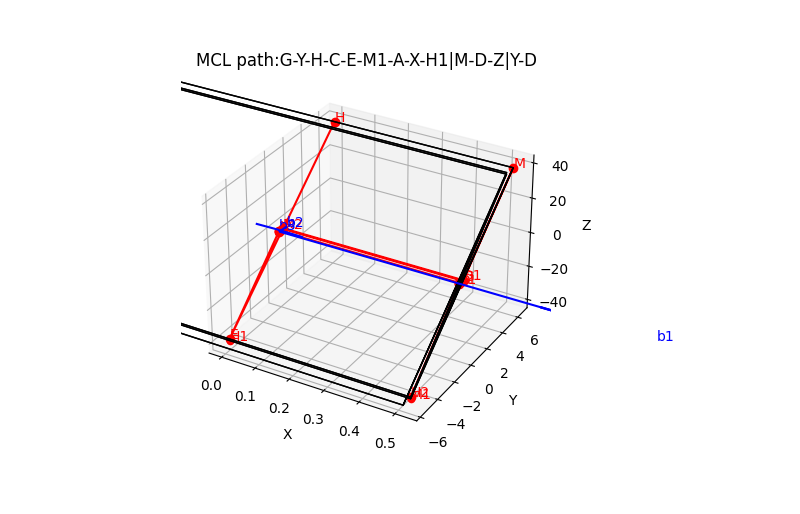
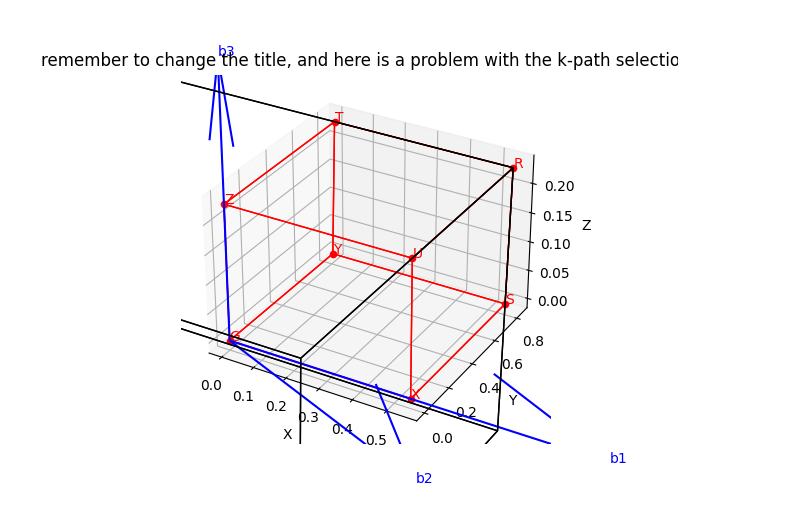
Before and after one commit to Kugetsu/vscode_git, a Jupyter notebook: template/fbzplot_new.ipynb, the cells around one changed output. Saved outputs shown, nothing was run; the diff lists cells and outputs as text; code cells hidden in the pictures.

```diff
--- a/template/fbzplot_new.ipynb
+++ b/template/fbzplot_new.ipynb
@@ -10,11 +10,11 @@ from collections import Counter
 from mpl_toolkits.mplot3d.art3d import Poly3DCollection
 import string
 
-a = 8.624
-b = 6.021
-c = 7.414
+a = 14.664
+b = 5.74
+c = 3.925
 alpha = 90
-beta = 127.51
+beta = 111.77
 gamma = 90
 #alpha = 91.13
 #beta = 112.55
@@ -115,8 +115,6 @@ if alpha == beta == gamma == 90 :
     ax.set_zlabel('Z')
     plt.show()
 
-
-
 elif (alpha == beta == 90) or (alpha == gamma ==90) or (beta == gamma ==90) :
     print("this is a monoclinic system")
     #ordering of the lattice a,b <= c, alpha<90, beta=gamma=90
@@ -184,8 +182,9 @@ elif (alpha == beta == 90) or (alpha == gamma ==90) or (beta == gamma ==90) :
     #大于90度时，为07的情况
 
     if np.dot(b2+b3,b3)>0: #文献对应 fig16
-        n=(1-B*np.cos(Alpha/Gamma))*(2*np.sin(Alpha)**2)
-        v=0.5-n*C*np.cos(Alpha/Beta)
+
+        n=(1-B*np.cos(Alpha)/C)/(2*np.sin(Alpha)**2)
+        v=0.5-n*C*np.cos(Alpha)/B
         bp1=(-0.5,1-n,v)
         bp2=(-0.5,n,1-v)
         bp3=(-0.5,-n,v)
@@ -283,11 +282,80 @@ elif (alpha == beta == 90) or (alpha == gamma ==90) or (beta == gamma ==90) :
         ax.set_zlabel('Z')
         plt.show()
 
+    else:
+        I2=(1-B*np.cos(Alpha)/C)/(2*np.sin(Alpha)**2)
+        I3=0.5+I2*C*np.cos(Alpha)/B
+        H2=(1-3*B*np.cos(Alpha)/C+2*(B/C)**2)/(2*np.sin(Alpha)**2)
+        H3=-0.5+H2*C*np.cos(Alpha)/B
 
+        bp1=(-0.5,I2,I3)
+        bp2=(-0.5,H2,H3)
+        bp3=(-0.5,-I2,-I3)
+        bp4=(-0.5,-H2,-H3)
+        bp5=(0.5,I2,I3)
+        bp6=(0.5,H2,H3)
+        bp7=(0.5,-I2,-I3)
+        bp8=(0.5,-H2,-H3)
 
+        for i in range(0,8):
+            exec("BP"+str(i+1)+"=bp"+str(i+1)+"[0]*b1+bp"+str(i+1)+"[1]*b2+bp"+str(i+1)+"[2]*b3")
 
+        point_FBZ = [BP1,BP2,BP3,BP4,BP5,BP6,BP7,BP8]
+        vertices_FBZ = [[point_FBZ[0],point_FBZ[1],point_FBZ[2],point_FBZ[3]],
+                [point_FBZ[4],point_FBZ[5],point_FBZ[6],point_FBZ[7]],
+                [point_FBZ[0],point_FBZ[1],point_FBZ[5],point_FBZ[4]],
+                [point_FBZ[1],point_FBZ[2],point_FBZ[6],point_FBZ[5]],
+                [point_FBZ[2],point_FBZ[3],point_FBZ[7],point_FBZ[6]],
+                [point_FBZ[3],point_FBZ[0],point_FBZ[4],point_FBZ[7]]]
+        face_FBZ = Poly3DCollection(vertices_FBZ, edgecolors='black', linewidths=1, alpha=0)
 
+        z_k = (0,0,0.5)
+        t_k = (0,I2,I3)
+        y_k = (0,(I2+H2)/2,(I3+H3)/2)
+        x_k = (0.5,0,0)
+        u_k = (0.5,0,0.5)
+        r_k = (0.5,I2,I3)
+        s_k = (0.5,(I2+H2)/2,(I3+H3)/2)
+        coordinate_kpath=[z_k,t_k,y_k,x_k,u_k,r_k,s_k]
 
+        Z_k=z_k[0]*b1+z_k[1]*b2+z_k[2]*b3
+        T_k=t_k[0]*b1+t_k[1]*b2+t_k[2]*b3
+        Y_k=y_k[0]*b1+y_k[1]*b2+y_k[2]*b3
+        X_k=x_k[0]*b1+x_k[1]*b2+x_k[2]*b3
+        U_k=u_k[0]*b1+u_k[1]*b2+u_k[2]*b3
+        R_k=r_k[0]*b1+r_k[1]*b2+r_k[2]*b3
+        S_k=s_k[0]*b1+s_k[1]*b2+s_k[2]*b3
+
+        point_kpath = [G,Z_k,T_k,Y_k,X_k,U_k,R_k,S_k]
+        letter=['G','Z','T','Y','X','U','R','S']
+        vertices_kpath = [[point_kpath[0],point_kpath[1],point_kpath[2],point_kpath[3]],
+                          [point_kpath[4],point_kpath[5],point_kpath[6],point_kpath[7]],
+                          [point_kpath[0],point_kpath[1],point_kpath[5],point_kpath[4]],
+                          [point_kpath[1],point_kpath[2],point_kpath[6],point_kpath[5]],
+                          [point_kpath[2],point_kpath[3],point_kpath[7],point_kpath[6]],
+                          [point_kpath[3],point_kpath[0],point_kpath[4],point_kpath[7]]]
+        face_kpath = Poly3DCollection(vertices_kpath, edgecolors='red', linewidths=1, alpha=0)
+
+        %matplotlib widget
+        fig = plt.figure()
+        ax = plt.axes(projection='3d')
+        for i, point in enumerate(point_kpath):
+            ax.scatter(point[0], point[1], point[2], color='r')
+            label = letter[i]
+            ax.text(point[0], point[1], point[2], label, color='r')
+        ax.set_title('remember to change the title, and here is a problem with the k-path selection')
+        ax.add_collection3d(face_FBZ)
+        ax.add_collection3d(face_kpath)
+        ax.quiver(0, 0, 0, x, y, z, color='blue')
+        ax.text(b1[0],b1[1],b1[2],'b1',color='blue')
+        ax.text(b2[0],b2[1],b2[2],'b2',color='blue')
+        ax.text(b3[0],b3[1],b3[2],'b3',color='blue')
+        #ax.scatter(point_kpath)
+
+        ax.set_xlabel('X')
+        ax.set_ylabel('Y')
+        ax.set_zlabel('Z')
+        plt.show()
 
 else :
     print("this is a triclinic system")
@@ -322 +390 @@ b3= [0.         0.         0.91846506]
-[figure, old version]
+[figure, new version]
```
Also changed, not shown: parts of 1 cell of this notebook.
